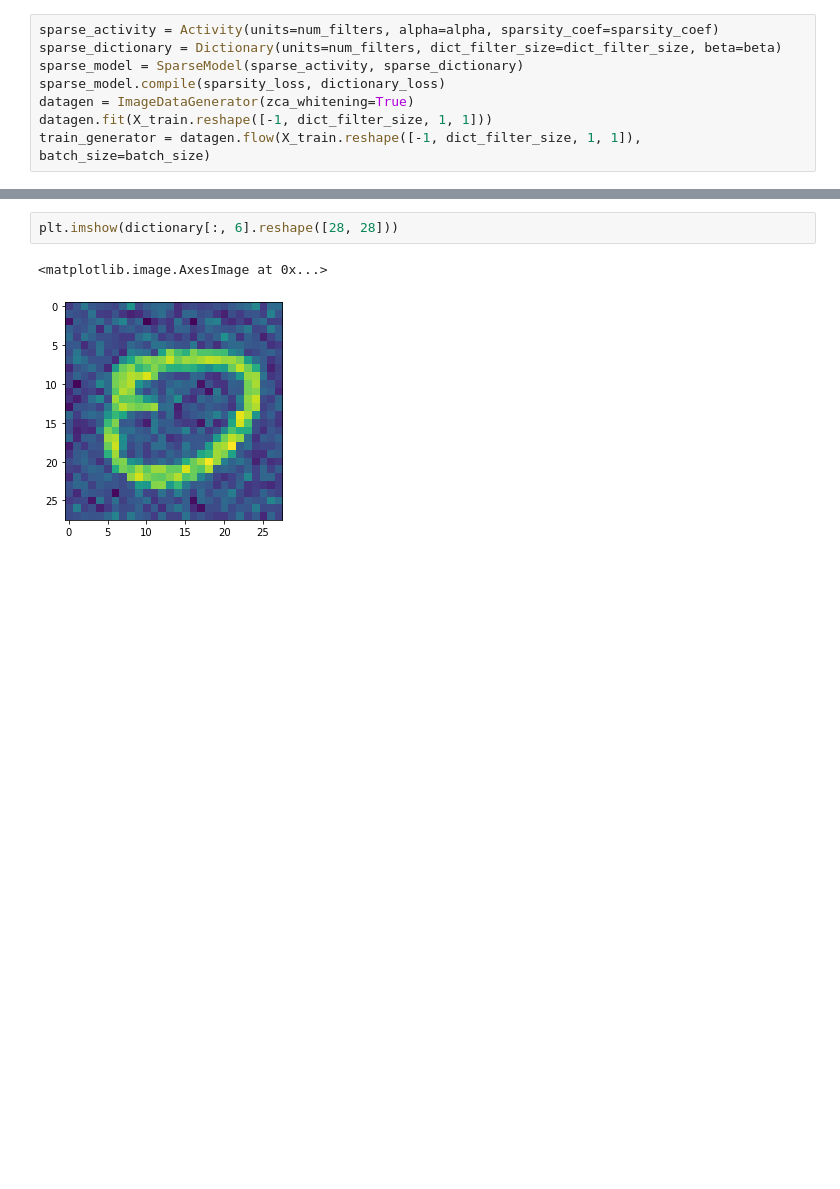
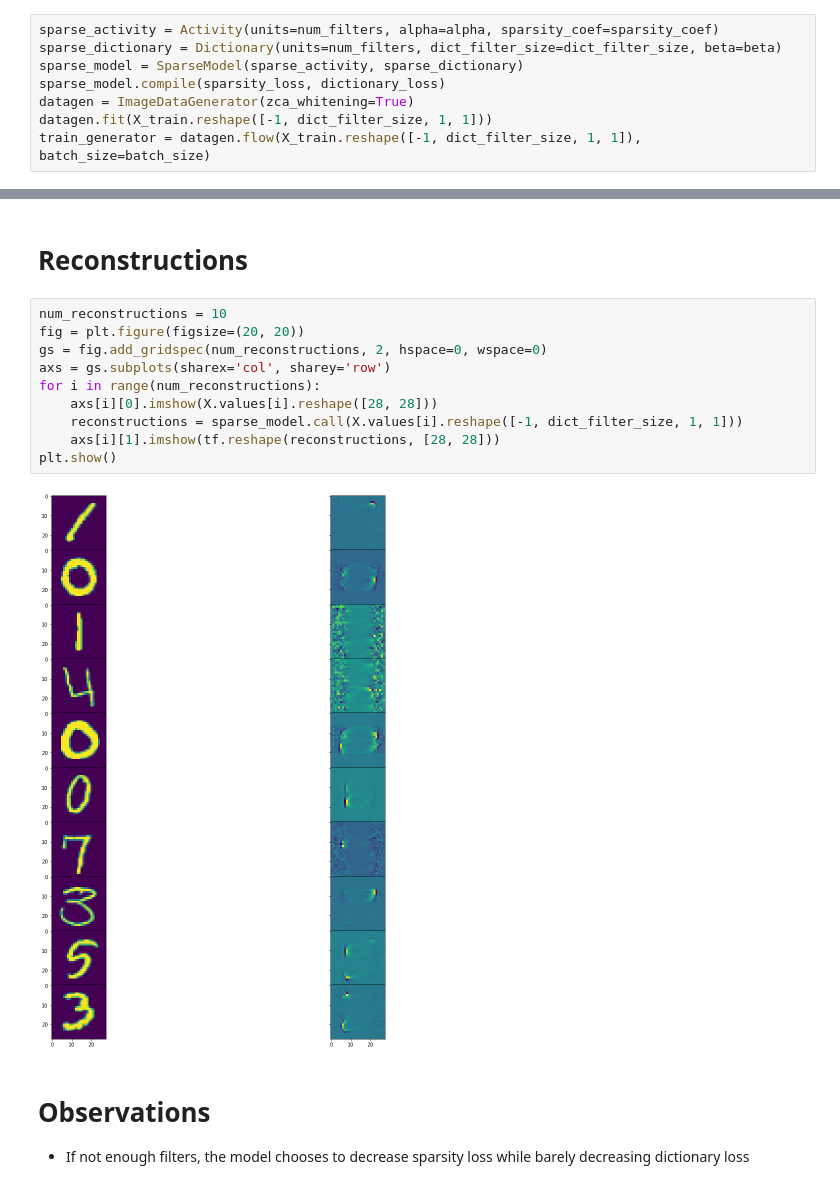
Before and after one commit to isamu-isozaki/sparse_mnist, a Jupyter notebook: Sparse proof of concept.ipynb, the cells around one changed output, grey strips where cells are left out. Saved outputs shown, nothing was run; the diff lists cells and outputs as text; blank space fills up the shorter version.

```diff
--- a/Sparse proof of concept.ipynb
+++ b/Sparse proof of concept.ipynb
@@ -291,5 +229,17 @@ KeyboardInterrupt:
-# %%
-plt.imshow(dictionary[:, 6].reshape([28, 28]))
-# %% [output]
-<matplotlib.image.AxesImage at 0x...>
-[figure, removed]
+# %% [markdown]
+# Reconstructions
+# %%
+num_reconstructions = 10
+fig = plt.figure(figsize=(20, 20))
+gs = fig.add_gridspec(num_reconstructions, 2, hspace=0, wspace=0)
+axs = gs.subplots(sharex='col', sharey='row')
+for i in range(num_reconstructions):
+    axs[i][0].imshow(X.values[i].reshape([28, 28]))
+    reconstructions = sparse_model.call(X.values[i].reshape([-1, dict_filter_size, 1, 1]))
+    axs[i][1].imshow(tf.reshape(reconstructions, [28, 28]))
+plt.show()
+# %% [output]
+[figure, added]
+# %% [markdown]
+# Observations
+- If not enough filters, the model chooses to decrease sparsity loss while barely decreasing dictionary loss
```
Also changed, not shown: parts of 10 cells of this notebook.
